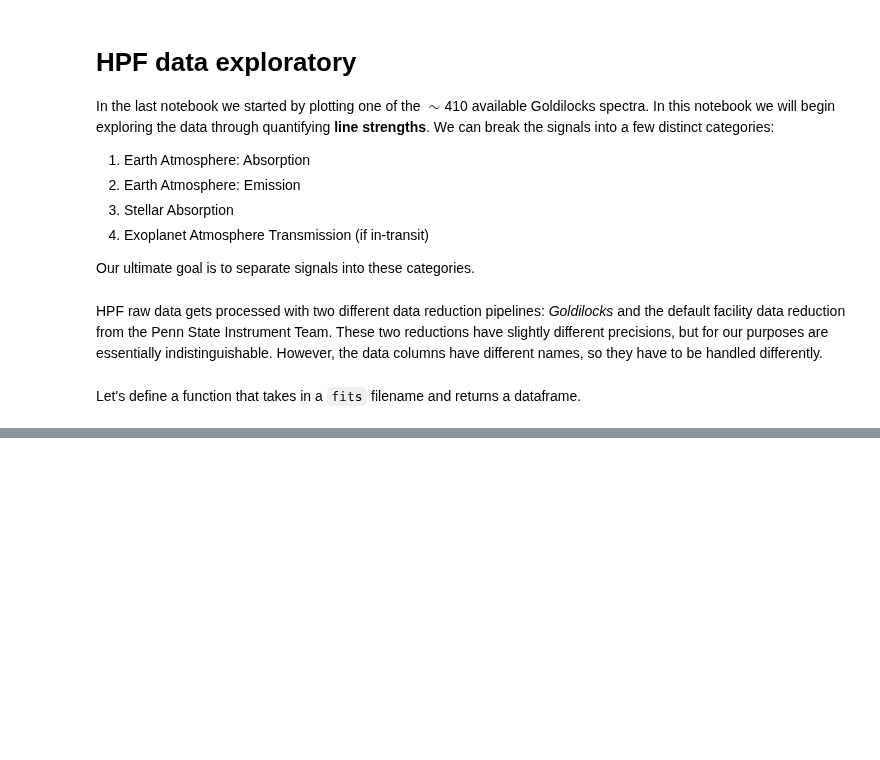
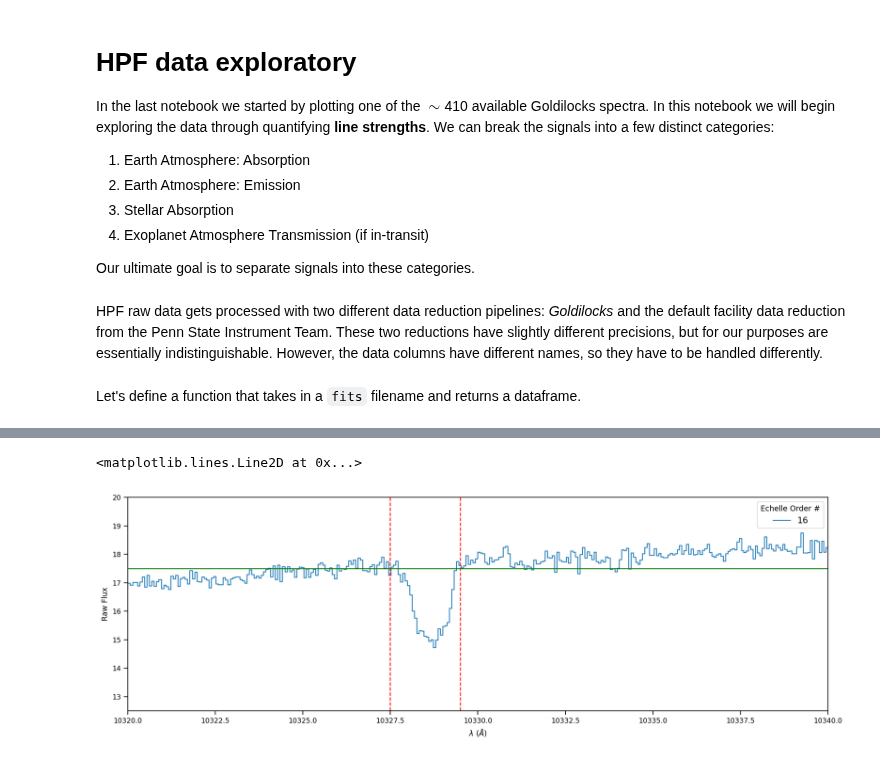
Before and after one commit to BrownDwarf/disperse, a Jupyter notebook: notebooks/02_HPF_data_exploratory.ipynb, the cells around one changed output, grey strips where cells are left out. Saved outputs shown, nothing was run; the diff lists cells and outputs as text; code cells hidden in the pictures; blank space fills up the shorter version.

Commit message:
Area under the curve method 1

```diff
--- a/notebooks/02_HPF_data_exploratory.ipynb
+++ b/notebooks/02_HPF_data_exploratory.ipynb
@@ -61,8 +65,18 @@ plt.legend(ncol=7, title='Echelle Order #', fontsize=11);
 # %%
 plt.figure(figsize=(16, 5))
 order = 16
 mask = df.order == order
 plt.step(df['Sci Wavl'][mask], df['Sci Flux'][mask], label=order, color='#2980b9');
 plt.xlabel('$\lambda$ ($\AA$)');
 plt.ylabel('Raw Flux')
 plt.legend(ncol=7, title='Echelle Order #', fontsize=11);
+plt.ylim(12.5,20)
+plt.xlim(10320,10340)
+wavelength1 = 10327.5
+wavelength2 = 10329.5
+plt.axvline(wavelength1,linestyle = 'dashed',color = 'red')
+plt.axvline(wavelength2,linestyle = 'dashed',color = 'red')
+plt.axhline(17.5,color = 'green')
+# %% [output]
+<matplotlib.lines.Line2D at 0x...>
+[figure, added]
```
Also changed, not shown: parts of 4 cells of this notebook.
